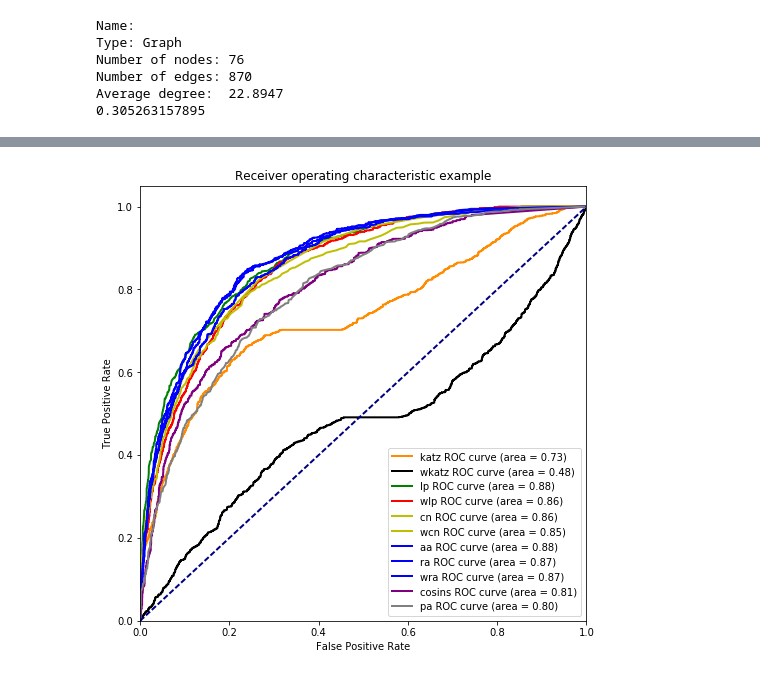
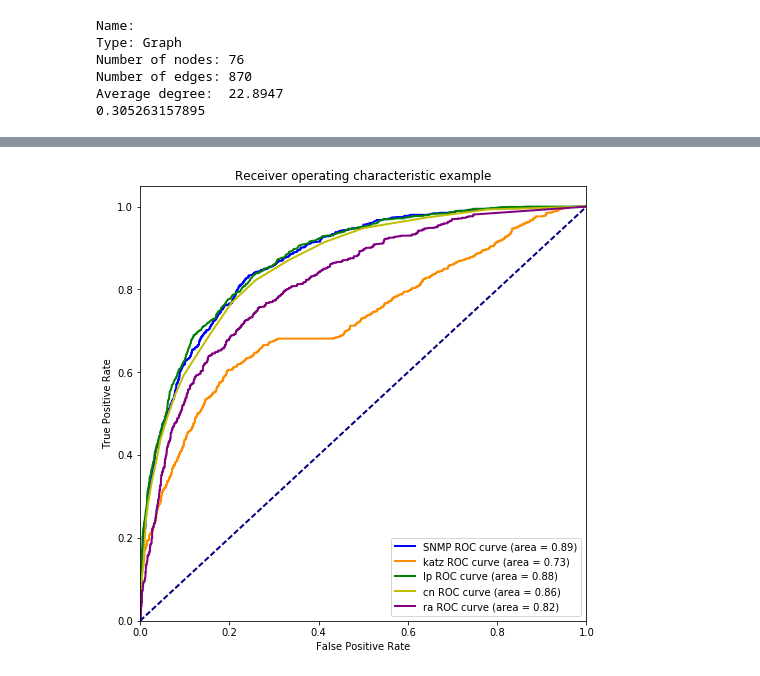
Before and after one commit to MikeLing/final-paper, a Jupyter notebook: experiment/testssigcomm2009.ipynb, the cells around one changed output, grey strips where cells are left out. Drawn from its saved outputs; the diff is of its cells as text; code cells hidden in the pictures.

```diff
--- a/experiment/testssigcomm2009.ipynb
+++ b/experiment/testssigcomm2009.ipynb
@@ -443,47 +443,37 @@ roc_auc["pa"] = auc(fpr["pa"], tpr["pa"])
 # %%
 # plot roc
 plt.figure(figsize=(8, 8))
 lw = 2
+
+plt.plot(fpr["ra"], tpr["ra"], color='b',
+         lw=lw, label='SNMP ROC curve (area = %0.2f)' % 0.89)
+
+
 plt.plot(fpr["katz"], tpr["katz"], color='darkorange',
          lw=lw, label='katz ROC curve (area = %0.2f)' % roc_auc["katz"])
-plt.plot(fpr["wkatz"], tpr["wkatz"], color='k',
-         lw=lw, label='wkatz ROC curve (area = %0.2f)' % roc_auc["wkatz"])
+
 
 plt.plot(fpr["lp"], tpr["lp"], color='g',
          lw=lw, label='lp ROC curve (area = %0.2f)' % roc_auc["lp"])
-plt.plot(fpr["wlp"], tpr["wlp"], color='r',
-         lw=lw, label='wlp ROC curve (area = %0.2f)' % roc_auc["wlp"])
+
 
 
 plt.plot(fpr["cn"], tpr["cn"], color='y',
          lw=lw, label='cn ROC curve (area = %0.2f)' % roc_auc["cn"])
-plt.plot(fpr["wcn"], tpr["wcn"], color='y',
-         lw=lw, label='wcn ROC curve (area = %0.2f)' % roc_auc["wcn"])
 
-plt.plot(fpr["aa"], tpr["aa"], color='b',
-         lw=lw, label='aa ROC curve (area = %0.2f)' % roc_auc["aa"])
-
-plt.plot(fpr["ra"], tpr["ra"], color='b',
-         lw=lw, label='ra ROC curve (area = %0.2f)' % roc_auc["ra"])
-plt.plot(fpr["wra"], tpr["wra"], color='b',
-         lw=lw, label='wra ROC curve (area = %0.2f)' % roc_auc["wra"])
 
 
 plt.plot(fpr["cosins"], tpr["cosins"], color='purple',
-         lw=lw, label='cosins ROC curve (area = %0.2f)' % roc_auc["cosins"])
-
-plt.plot(fpr["pa"], tpr["pa"], color='grey',
-         lw=lw, label='pa ROC curve (area = %0.2f)' % roc_auc["pa"])
-
+         lw=lw, label='ra ROC curve (area = %0.2f)' % roc_auc["cosins"])
 
 
 plt.plot([0, 1], [0, 1], color='navy', lw=lw, linestyle='--')
 plt.xlim([0.0, 1.0])
 plt.ylim([0.0, 1.05])
 plt.xlabel('False Positive Rate')
 plt.ylabel('True Positive Rate')
 plt.title('Receiver operating characteristic example')
 plt.legend(loc="lower right")
 plt.show()
 # %% [output]
-[figure, old version]
+[figure, new version]
```
Also changed, not shown: parts of 1 cell of this notebook, 6 other files.
